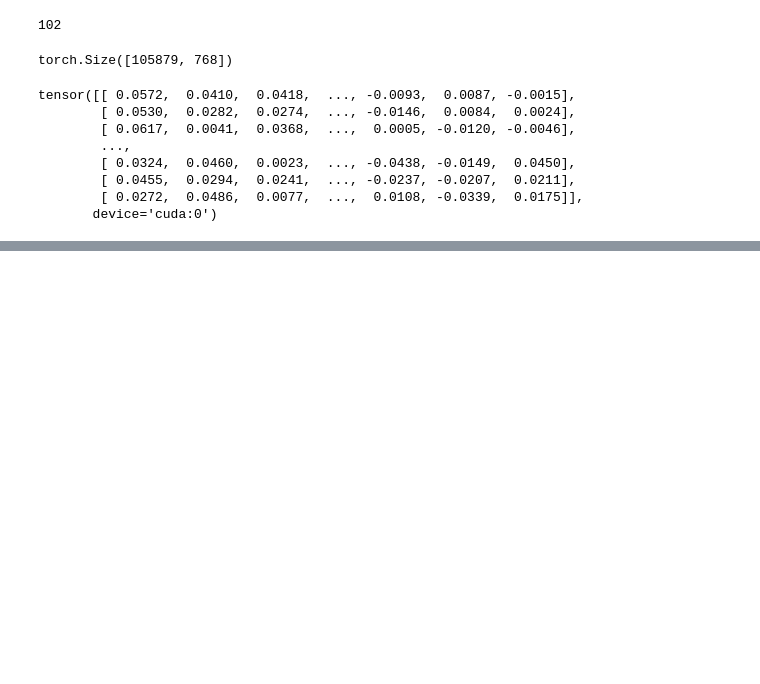
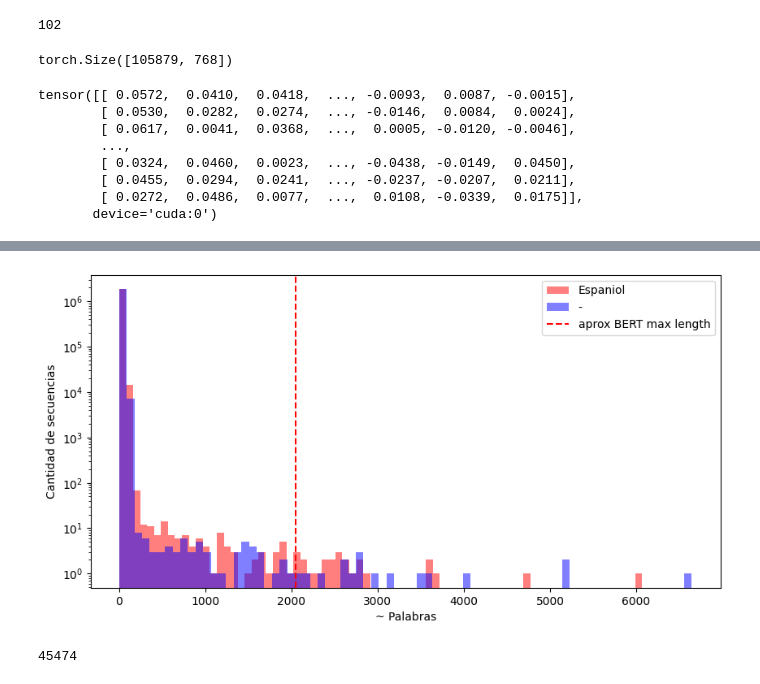
Before and after one commit to aaronbernal28/lunfardo-translator, a Jupyter notebook: codebase/noteboooks/explotation.ipynb, the cells around one changed output, grey strips where cells are left out. Cells and saved outputs as stored; diff of their text form; code cells hidden in the pictures; blank space fills up the shorter version.

```diff
--- a/codebase/noteboooks/explotation.ipynb
+++ b/codebase/noteboooks/explotation.ipynb
@@ -48,23 +71,7 @@ Target: ¡las labras de la tierra y el agua mierda son el eje de un quilombo nue
 # %%
 import matplotlib.pyplot as plt
 
-# compute token counts (including [CLS] and [SEP])
-token_counts_es = data['spanish'].apply(
-    lambda txt: len(tokenizer.encode(txt))
-)
-
-token_counts_lf = data['lunfardo'].apply(
-    lambda txt: len(tokenizer.encode(txt))
-)
-
-plt.figure(figsize=(10, 5))
-plt.hist(token_counts_es, bins=50, alpha=0.5, label='Espaniol', color='r')
-plt.hist(token_counts_lf, bins=50, alpha=0.5, label='Lunfardo', color='b')
-plt.axvline(512, color='r', linestyle='--', label='BERT max length')
-plt.xlabel("tokens")
-plt.ylabel("Cantidad de secuencias")
-plt.legend()
-plt.show()
+plot_token_count(data['spanish'], data['lunfardo'])
 # %% [output]
 [figure]
 # %% [markdown]
@@ -163,0 +226,28 @@ tensor([[ 0.0572,  0.0410,  0.0418,  ..., -0.0093,  0.0087, -0.0015],
+# %%
+def plot_word_count(row1, row2, log=False):
+    # compute token counts (including [CLS] and [SEP])
+    token_counts_es = row1.apply(
+        lambda txt: len(txt.split(' '))
+    )
+
+    token_counts_lf = row2.apply(
+        lambda txt: len(txt.split(' '))
+    )
+
+    plt.figure(figsize=(10, 5))
+    plt.hist(token_counts_es, bins=75, alpha=0.5, label='Espaniol', color='r')
+    plt.hist(token_counts_lf, bins=75, alpha=0.5, label='-', color='b', log=log)
+    plt.axvline(512*4, color='r', linestyle='--', label='aprox BERT max length')
+    plt.xlabel("~ Palabras")
+    plt.ylabel("Cantidad de secuencias")
+    plt.legend()
+    plt.show()
+
+plot_word_count(data['spanish'], data['gl'], log=True)
+# %% [output]
+[figure, added]
+# %%
+# cota para filtrar
+sum(data['spanish'].apply(lambda txt: len(txt.split(' '))) >= 512/8)
+# %% [output]
+45474
```
Also changed, not shown: parts of 14 cells of this notebook, 8 other files.
